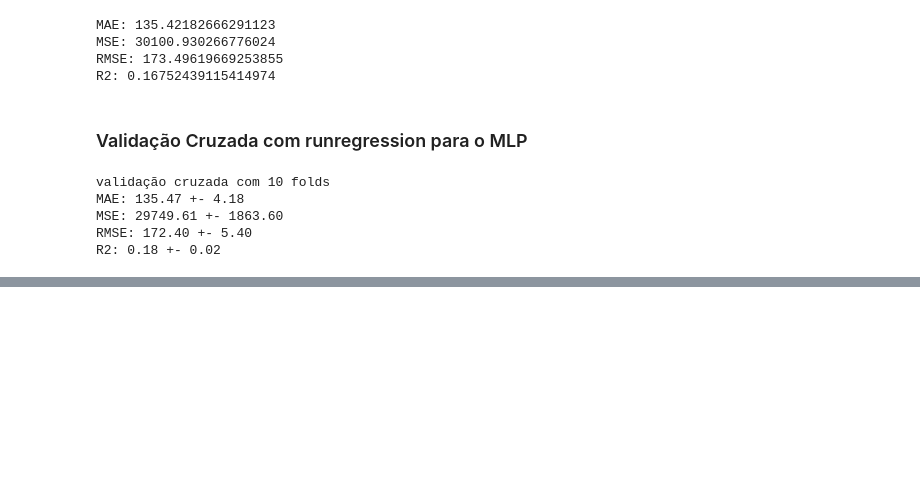
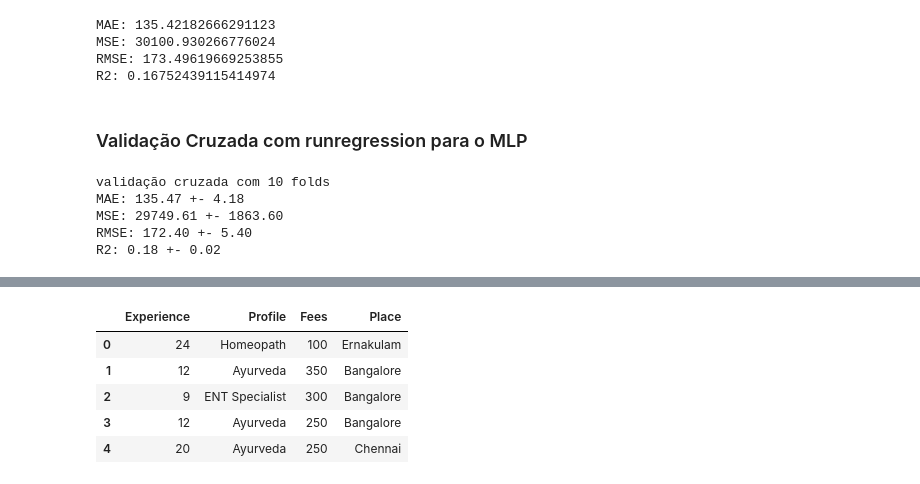
Before and after one commit to ashouy/Aprendizado-de-Maquina, a Jupyter notebook: Atividade02.ipynb, the cells around one changed output, grey strips where cells are left out. Saved outputs shown, nothing was run; the diff lists cells and outputs as text; code cells hidden in the pictures; blank space fills up the shorter version.

```diff
--- a/Atividade02.ipynb
+++ b/Atividade02.ipynb
@@ -563,0 +645,10 @@ R2: 0.18 +- 0.02
+# %%
+consultas_aux2 = consultas_aux.join(new_places, )
+consultas_aux2.head()
+# %% [output]
+|  | Experience | Profile | Fees | Place |
+| 0 | 24 | Homeopath | 100 | Ernakulam |
+| 1 | 12 | Ayurveda | 350 | Bangalore |
+| 2 | 9 | ENT Specialist | 300 | Bangalore |
+| 3 | 12 | Ayurveda | 250 | Bangalore |
+| 4 | 20 | Ayurveda | 250 | Chennai |
```
Also changed, not shown: parts of 18 cells of this notebook.
